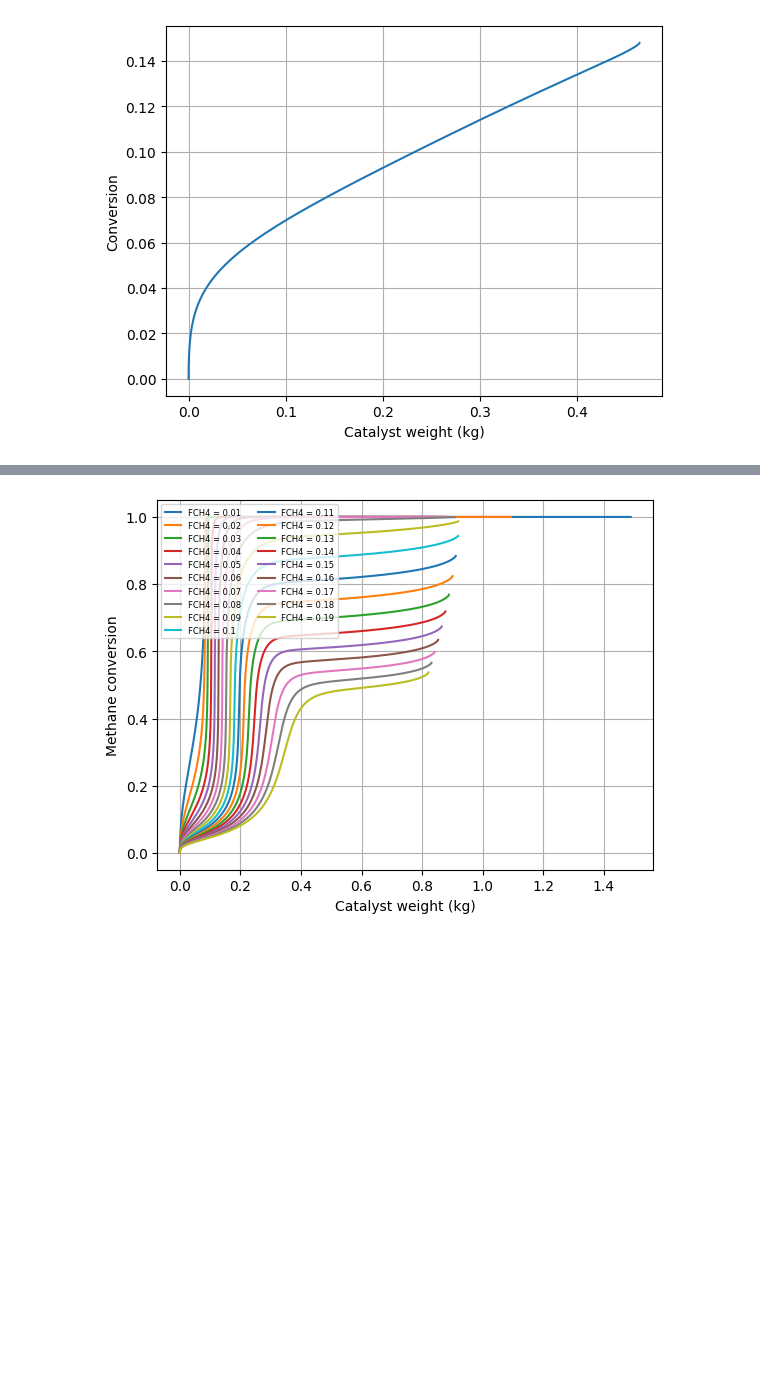
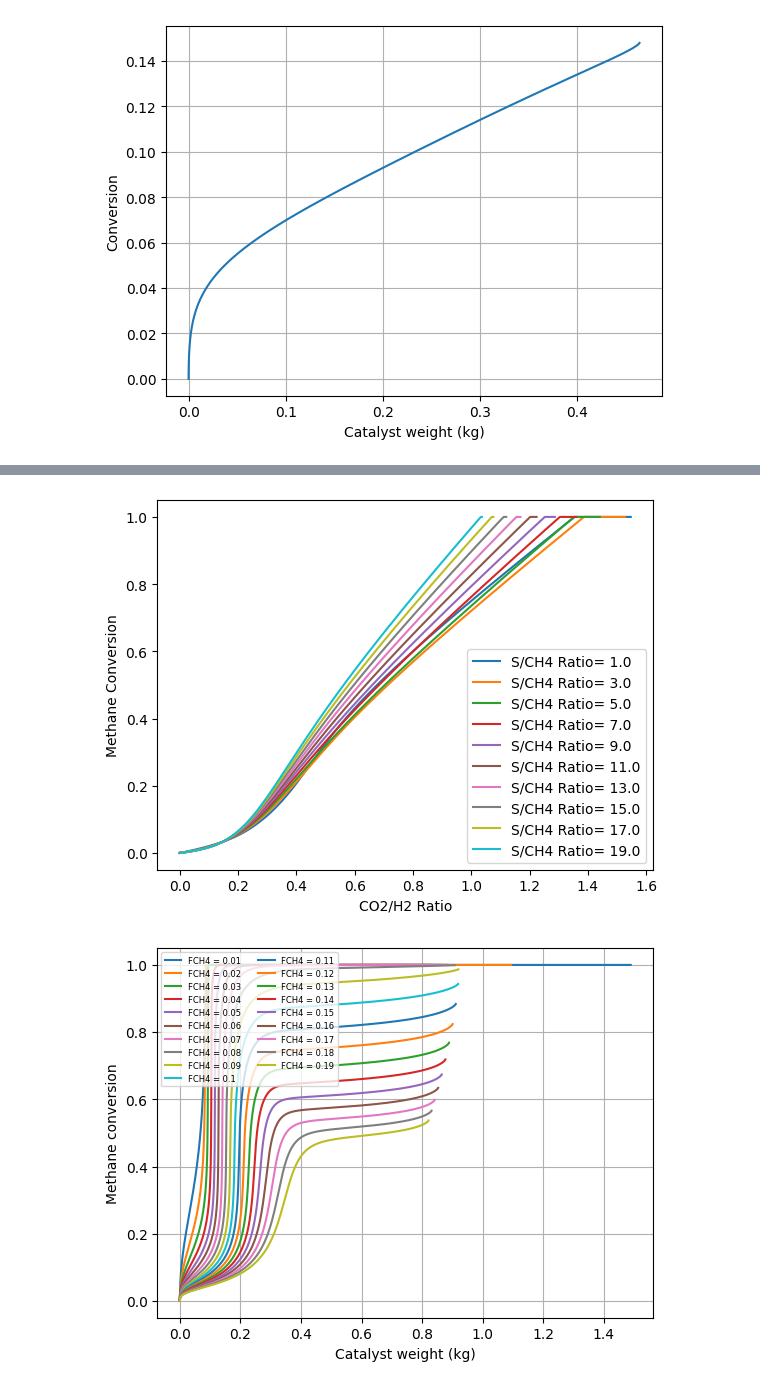
Before and after one commit to catvanille/project, a Jupyter notebook: shift.ipynb, the cells around one changed output, grey strips where cells are left out. Cells and saved outputs as stored; diff of their text form; code cells hidden in the pictures; blank space fills up the shorter version.

```diff
--- a/shift.ipynb
+++ b/shift.ipynb
@@ -680,3 +809,21 @@ for i in range(0,5):
+# %%
+# explore effect of S/C ratio on CO2/H2 ratio
+for i in range(0,10):
+    S = 0.01 + 0.02*i
+    F0 = [0.01, S, 0.05, 0, 0, 0.001, 0.188, 800, 60]
+    sol = solve_ivp(shiftc, w_span, F0, method='LSODA', rtol=1e-6, atol=1e-9)
+    w = sol.t # Catalyst weight (kg)
+    F = sol.y.T
+    X = (F0[0] - F[:, 0]) / F0[0]
+    SC_ratio = round(S / F0[0], 2)
+    CO2H2_ratio = F[:, 4] / F[:, 5]
+    plt.plot(CO2H2_ratio, X, label = 'S/CH4 Ratio= {}'.format(SC_ratio))
+    plt.xlabel('CO2/H2 Ratio')
+    plt.ylabel('Methane Conversion')
+    plt.grid()
+    plt.legend()
+# %% [output]
+[figure, added]
 # %%
 w_span = [0, 2.274]
 sol = solve_ivp(shiftc, w_span, F0, method='LSODA', rtol=1e-6, atol=1e-9)
```
Also changed, not shown: parts of 3 cells of this notebook, 4 other files.
